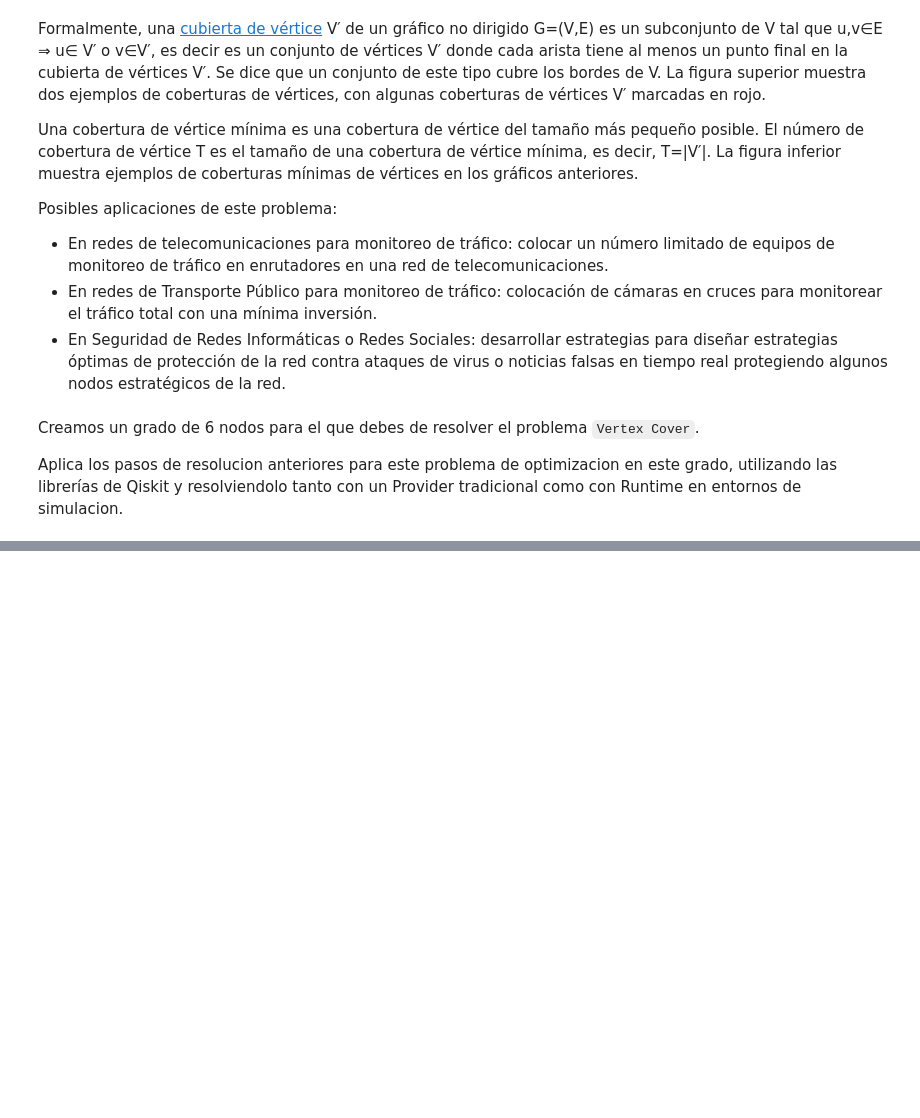
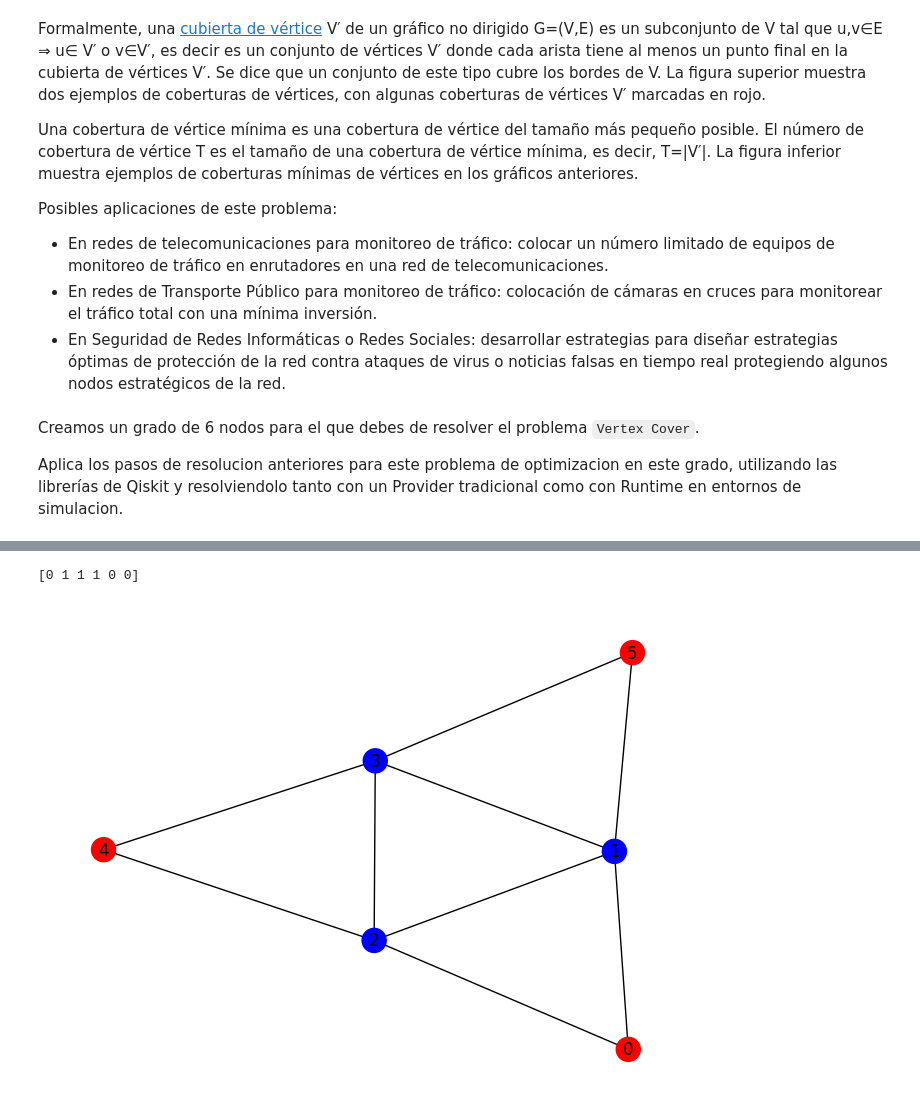
Before and after one commit to jore731/qiskit, a Jupyter notebook: EJERCICIOS/EJERCICIO4_Optimizacion_VQE_QAOA.ipynb, the cells around one changed output, grey strips where cells are left out. Cells and saved outputs as stored; diff of their text form; code cells hidden in the pictures; blank space fills up the shorter version.

```diff
--- a/EJERCICIOS/EJERCICIO4_Optimizacion_VQE_QAOA.ipynb
+++ b/EJERCICIOS/EJERCICIO4_Optimizacion_VQE_QAOA.ipynb
@@ -141,0 +174,16 @@ from qiskit_optimization.applications import VertexCover  #estas librerias de qi
+# %%
+#Resolver con QAOA Runtime
+sampler = Sampler(options={"shots": 2048})
+
+optimizer = COBYLA()
+qaoa = QAOA(sampler, optimizer, reps=1)
+result = qaoa.compute_minimum_eigenvalue(ising)
+
+#display results in the graph
+nd=np.array([int(i) for i in result.best_measurement['bitstring'][::-1]])
+print(nd)
+
+maxcut.draw(nd)
+# %% [output]
+[0 1 1 1 0 0]
+[figure, added]
```
Also changed, not shown: parts of 12 cells of this notebook, 2 other files.
